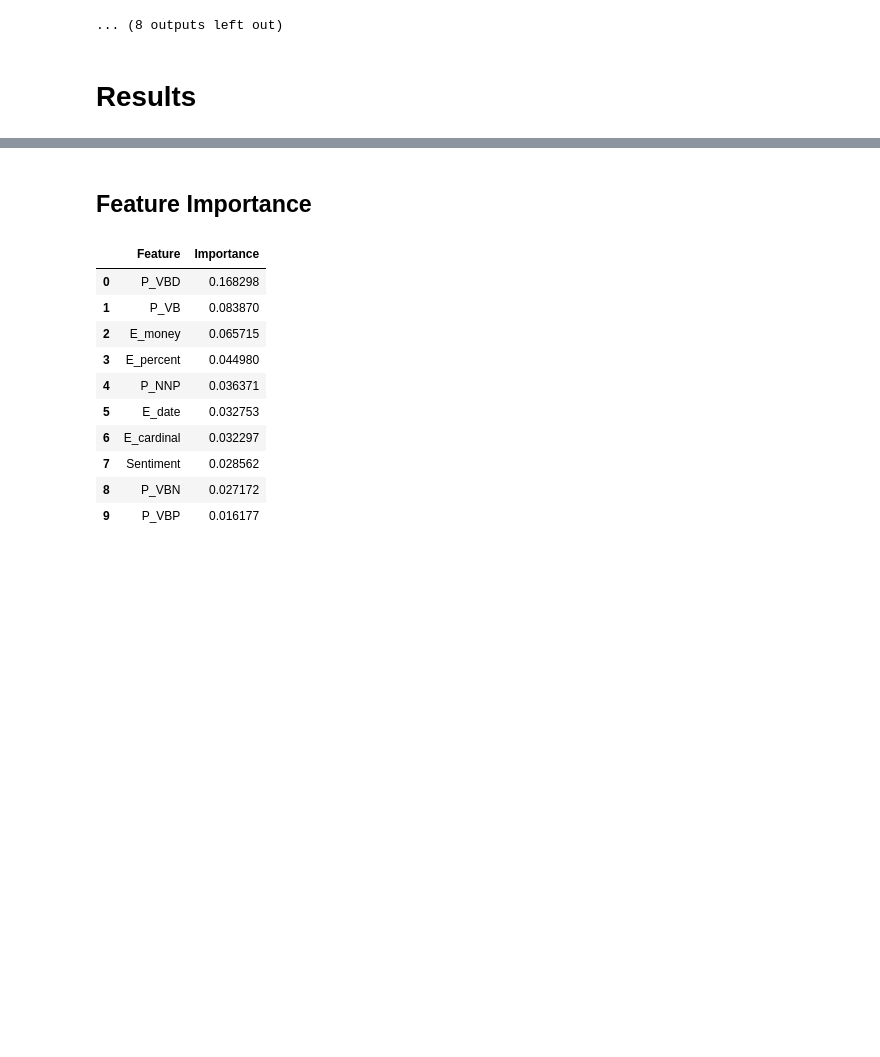
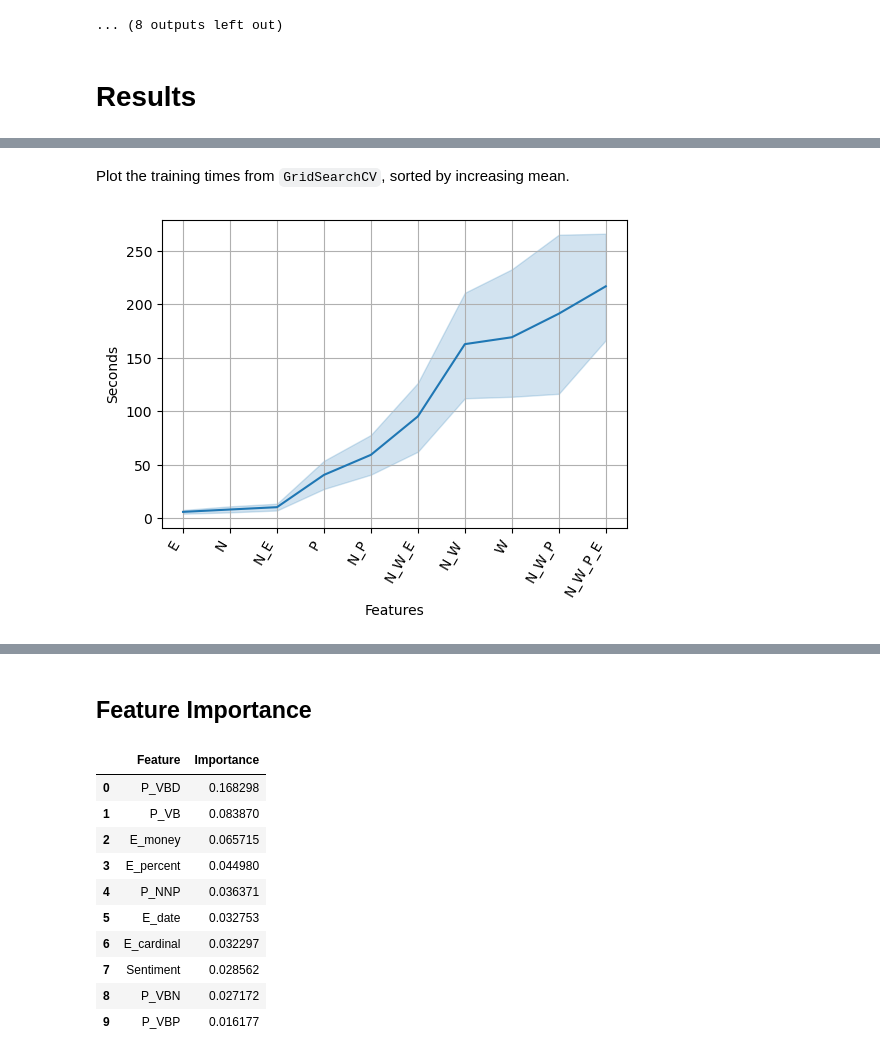
Before and after one commit to SigneK42/fact_check_worthy_claim, a Jupyter notebook: notebooks/GradientBoosting.ipynb, the cells around one changed output, grey strips where cells are left out. Drawn from its saved outputs; the diff is of its cells as text; code cells hidden in the pictures; blank space fills up the shorter version.

```diff
--- a/notebooks/GradientBoosting.ipynb
+++ b/notebooks/GradientBoosting.ipynb
@@ -162,0 +167,6 @@ Test metrics:
+# %% [markdown]
+Plot the training times from `GridSearchCV`, sorted by increasing mean.
+# %%
+plot_train_test_time(models)
+# %% [output]
+[figure, added]
```
Also changed, not shown: parts of 8 cells of this notebook.
